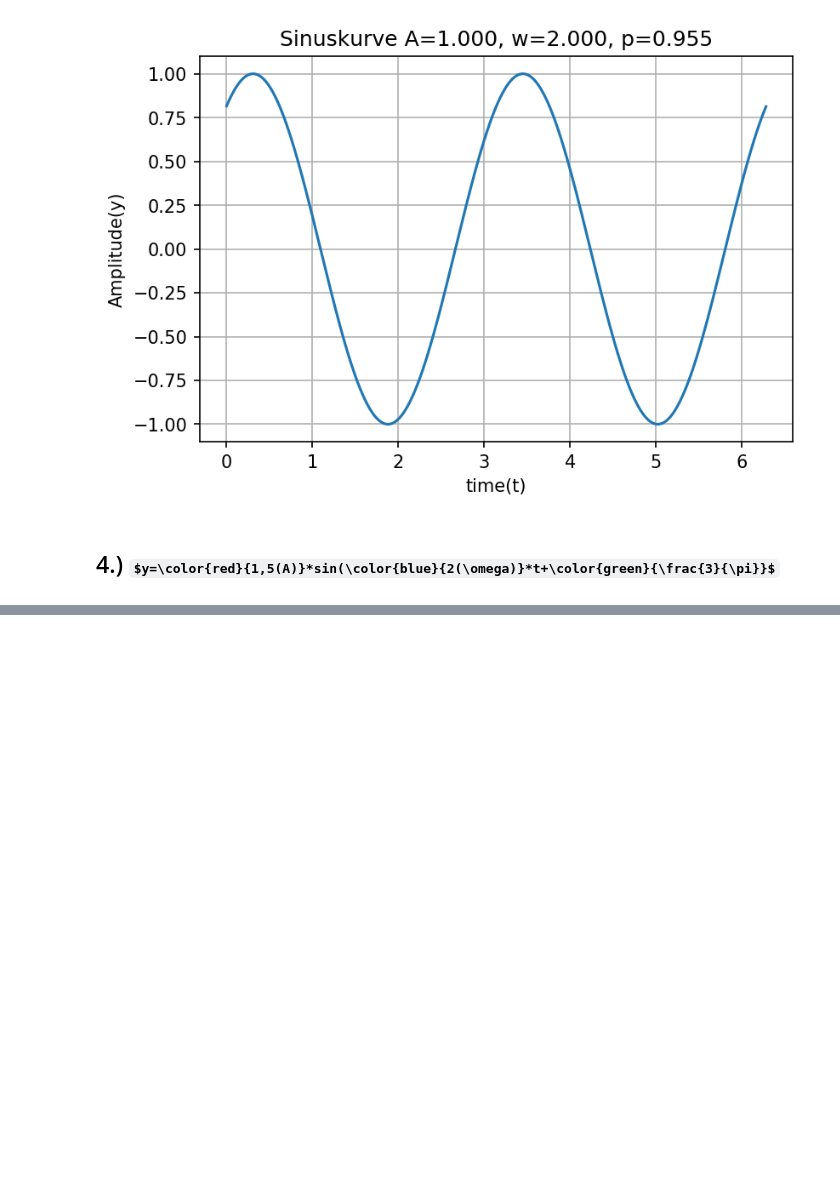
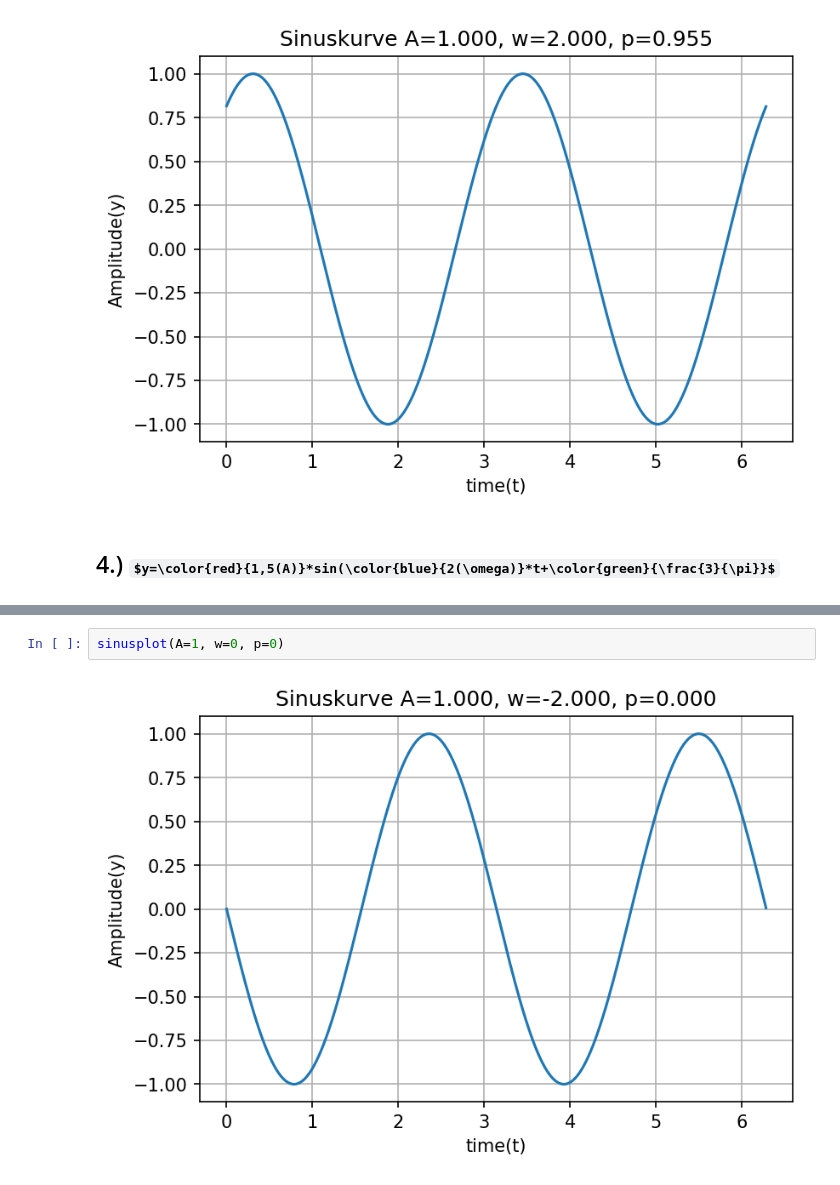
Before and after one commit to toalba/Mathematik, a Jupyter notebook: Allgemeine_Sinusfunktion.ipynb, the cells around one changed output, grey strips where cells are left out. Cells and saved outputs as stored; diff of their text form; some formulas as TeX source; blank space fills up the shorter version.

```diff
--- a/Allgemeine_Sinusfunktion.ipynb
+++ b/Allgemeine_Sinusfunktion.ipynb
@@ -118,2 +120,6 @@ sinusplot(A=1.5, w=2, p=3/np.pi)
 # %% [output]
 [figure]
+# %%
+sinusplot(A=1, w=0, p=0)
+# %% [output]
+[figure, added]
```
Also changed, not shown: parts of 2 cells of this notebook.
